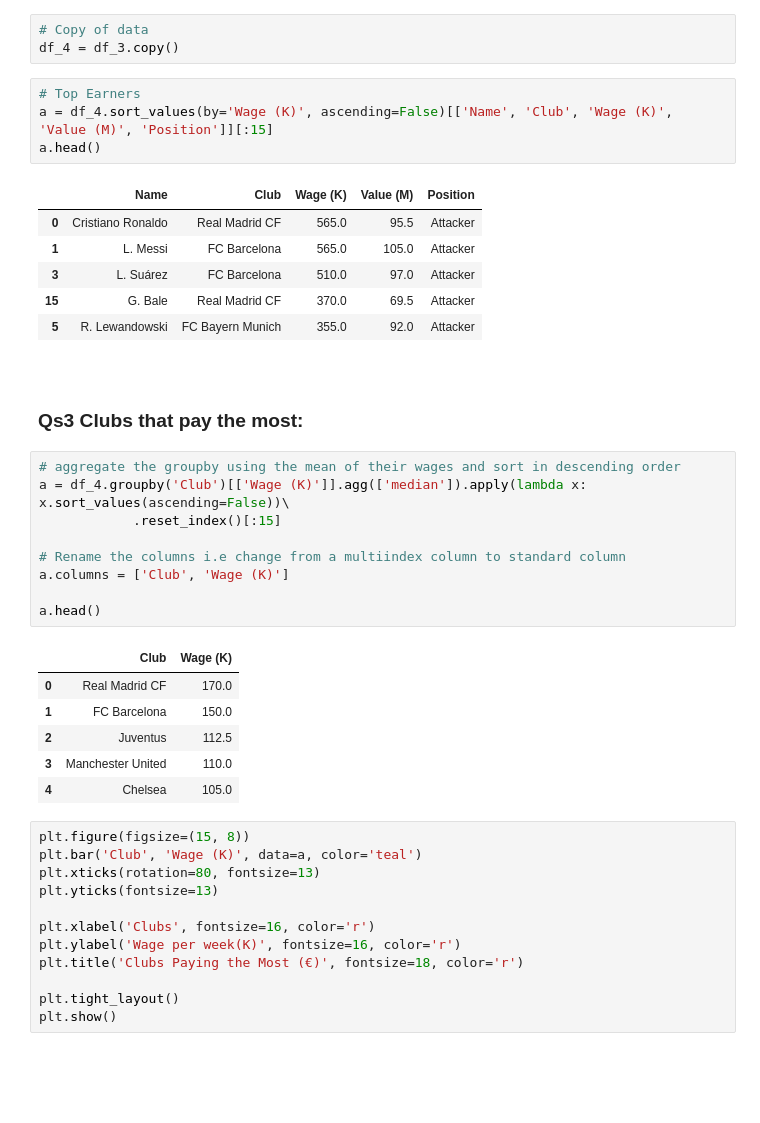
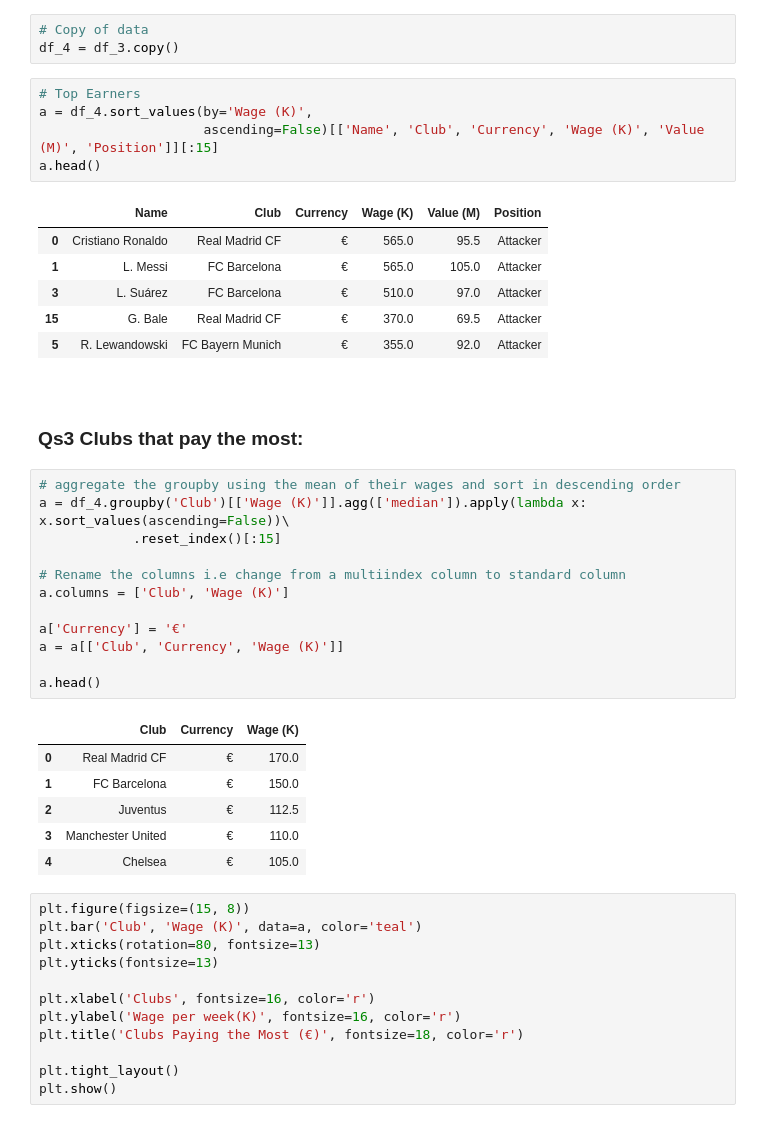
Before and after one commit to chineidu/Football_players, a Jupyter notebook: f_ballers.ipynb, the cells around one changed output. Drawn from its saved outputs; the diff is of its cells as text; blank space fills up the shorter version.

```diff
--- a/f_ballers.ipynb
+++ b/f_ballers.ipynb
@@ -298,15 +298,16 @@ df_3 = df_3.drop(columns=['Unit'])
 df_4 = df_3.copy()
 # %%
 # Top Earners
-a = df_4.sort_values(by='Wage (K)', ascending=False)[['Name', 'Club', 'Wage (K)', 'Value (M)', 'Position']][:15]
+a = df_4.sort_values(by='Wage (K)',
+                     ascending=False)[['Name', 'Club', 'Currency', 'Wage (K)', 'Value (M)', 'Position']][:15]
 a.head()
 # %% [output]
-|  | Name | Club | Wage (K) | Value (M) | Position |
-| 0 | Cristiano Ronaldo | Real Madrid CF | 565.0 | 95.5 | Attacker |
-| 1 | L. Messi | FC Barcelona | 565.0 | 105.0 | Attacker |
-| 3 | L. Suárez | FC Barcelona | 510.0 | 97.0 | Attacker |
-| 15 | G. Bale | Real Madrid CF | 370.0 | 69.5 | Attacker |
-| 5 | R. Lewandowski | FC Bayern Munich | 355.0 | 92.0 | Attacker |
+|  | Name | Club | Currency | Wage (K) | Value (M) | Position |
+| 0 | Cristiano Ronaldo | Real Madrid CF | € | 565.0 | 95.5 | Attacker |
+| 1 | L. Messi | FC Barcelona | € | 565.0 | 105.0 | Attacker |
+| 3 | L. Suárez | FC Barcelona | € | 510.0 | 97.0 | Attacker |
+| 15 | G. Bale | Real Madrid CF | € | 370.0 | 69.5 | Attacker |
+| 5 | R. Lewandowski | FC Bayern Munich | € | 355.0 | 92.0 | Attacker |
 # %% [markdown]
 <br>
 
@@ -319,14 +320,17 @@ a = df_4.groupby('Club')[['Wage (K)']].agg(['median']).apply(lambda x: x.sort_va
 # Rename the columns i.e change from a multiindex column to standard column
 a.columns = ['Club', 'Wage (K)']
 
+a['Currency'] = '€'
+a = a[['Club', 'Currency', 'Wage (K)']]
+
 a.head()
 # %% [output]
-|  | Club | Wage (K) |
-| 0 | Real Madrid CF | 170.0 |
-| 1 | FC Barcelona | 150.0 |
-| 2 | Juventus | 112.5 |
-| 3 | Manchester United | 110.0 |
-| 4 | Chelsea | 105.0 |
+|  | Club | Currency | Wage (K) |
+| 0 | Real Madrid CF | € | 170.0 |
+| 1 | FC Barcelona | € | 150.0 |
+| 2 | Juventus | € | 112.5 |
+| 3 | Manchester United | € | 110.0 |
+| 4 | Chelsea | € | 105.0 |
 # %%
 plt.figure(figsize=(15, 8))
 plt.bar('Club', 'Wage (K)', data=a, color='teal')
```
Also changed, not shown: parts of 2 cells of this notebook.
